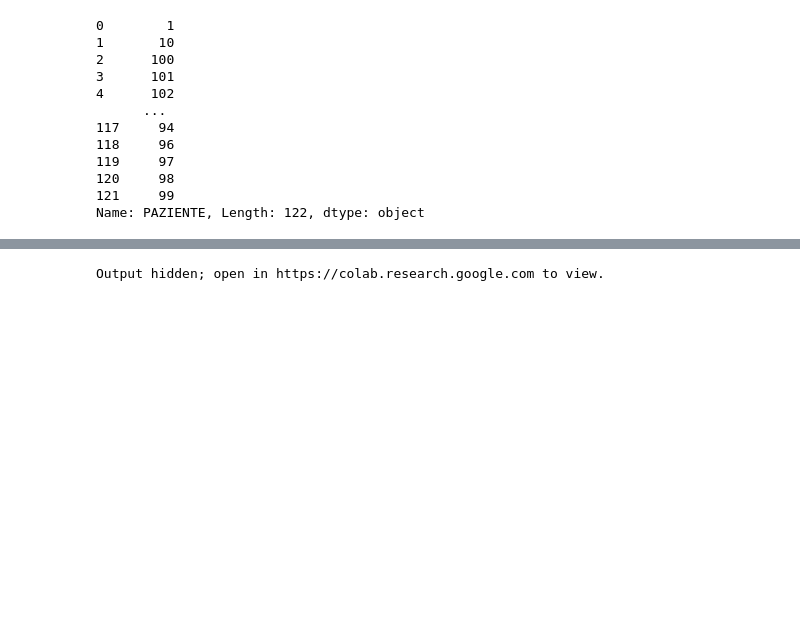
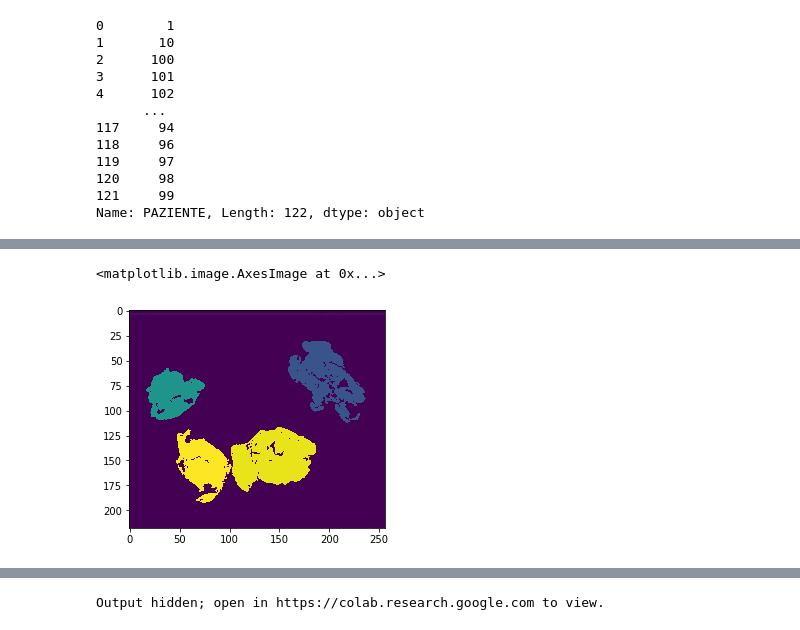
Before and after one commit to davibuss/Bioinformatics, a Jupyter notebook: PatientNet.ipynb, the cells around one changed output, grey strips where cells are left out. Drawn from its saved outputs; the diff is of its cells as text; code cells hidden in the pictures; blank space fills up the shorter version.

```diff
--- a/PatientNet.ipynb
+++ b/PatientNet.ipynb
@@ -188,0 +209,8 @@ ts = large_image.getTileSource(x_train[0])
+# %%
+from histomicstk.saliency.tissue_detection import (get_slide_thumbnail, get_tissue_mask)
+
+labeled,mask = get_tissue_mask(np.array(dt))
+plt.imshow(arr)
+# %% [output]
+<matplotlib.image.AxesImage at 0x...>
+[figure, added]
```
Also changed, not shown: parts of 9 cells of this notebook.
